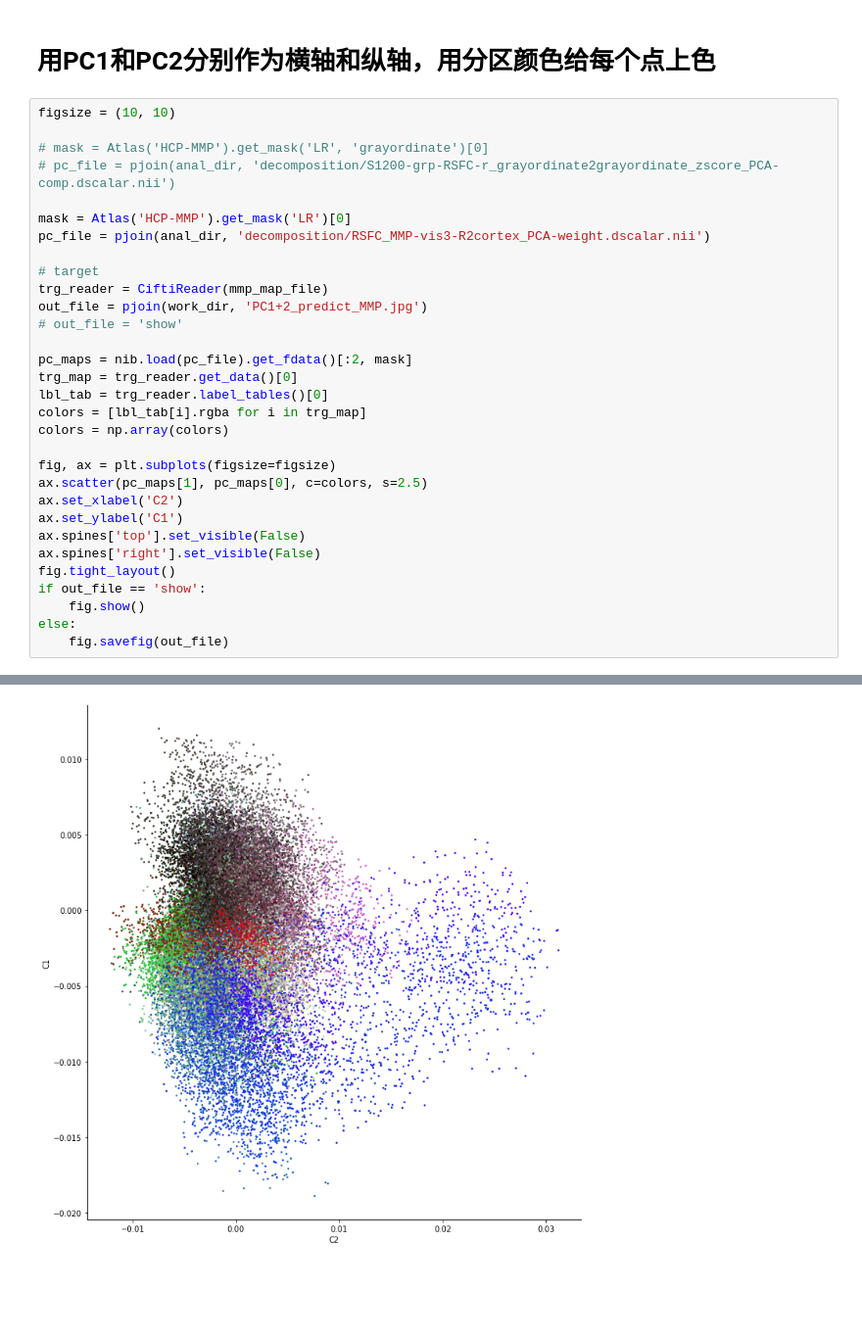
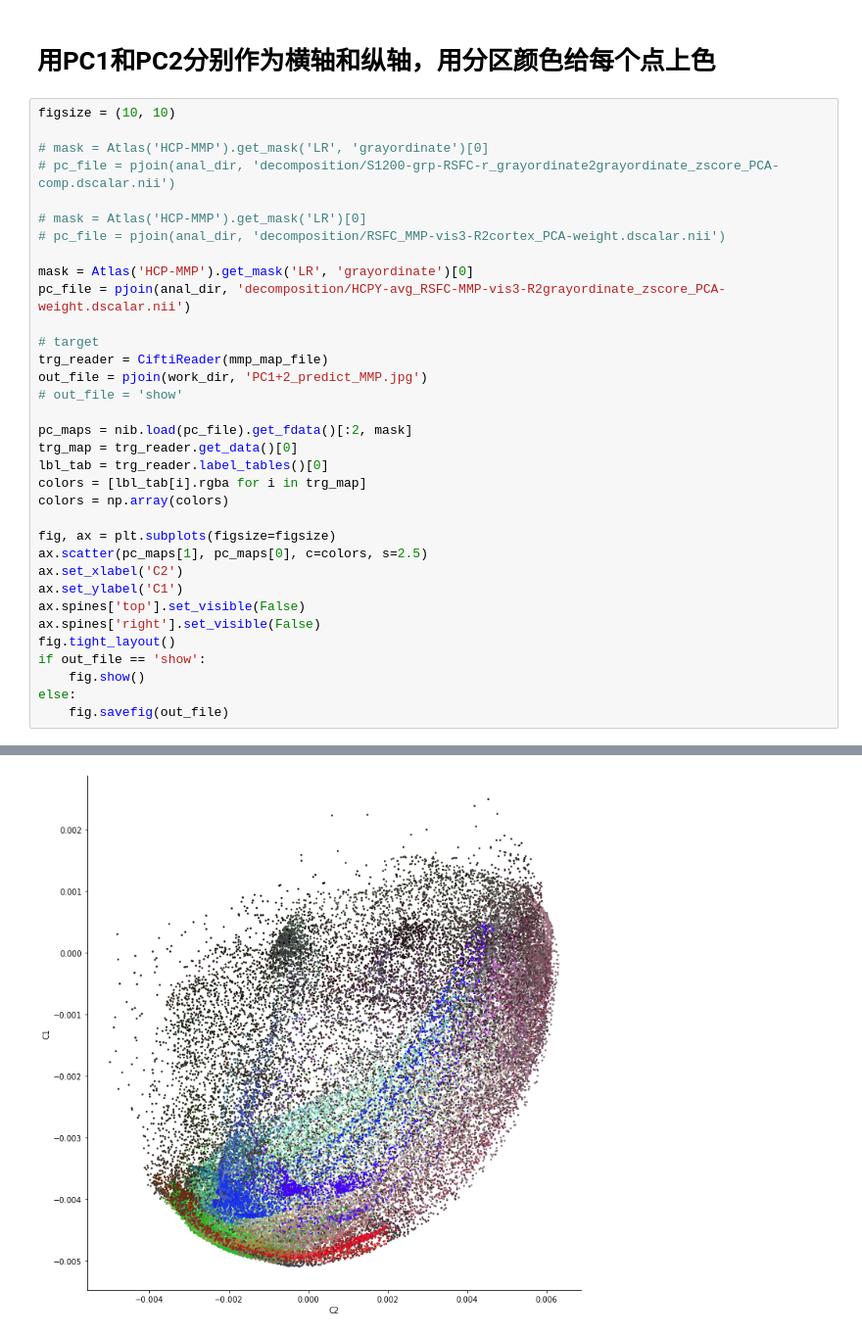
Before and after one commit to BNUCNL/nibrain, a Jupyter notebook: cxy_visual_dev/scripts/plot_scatter.ipynb, the cells around one changed output, grey strips where cells are left out. Shown at 98% size. Saved outputs shown, nothing was run; the diff lists cells and outputs as text; blank space fills up the shorter version.

```diff
--- a/cxy_visual_dev/scripts/plot_scatter.ipynb
+++ b/cxy_visual_dev/scripts/plot_scatter.ipynb
@@ -381,33 +381,36 @@ figsize = (10, 10)
 
 # mask = Atlas('HCP-MMP').get_mask('LR', 'grayordinate')[0]
 # pc_file = pjoin(anal_dir, 'decomposition/S1200-grp-RSFC-r_grayordinate2grayordinate_zscore_PCA-comp.dscalar.nii')
 
-mask = Atlas('HCP-MMP').get_mask('LR')[0]
-pc_file = pjoin(anal_dir, 'decomposition/RSFC_MMP-vis3-R2cortex_PCA-weight.dscalar.nii')
+# mask = Atlas('HCP-MMP').get_mask('LR')[0]
+# pc_file = pjoin(anal_dir, 'decomposition/RSFC_MMP-vis3-R2cortex_PCA-weight.dscalar.nii')
+
+mask = Atlas('HCP-MMP').get_mask('LR', 'grayordinate')[0]
+pc_file = pjoin(anal_dir, 'decomposition/HCPY-avg_RSFC-MMP-vis3-R2grayordinate_zscore_PCA-weight.dscalar.nii')
 
 # target
 trg_reader = CiftiReader(mmp_map_file)
 out_file = pjoin(work_dir, 'PC1+2_predict_MMP.jpg')
 # out_file = 'show'
 
 pc_maps = nib.load(pc_file).get_fdata()[:2, mask]
 trg_map = trg_reader.get_data()[0]
 lbl_tab = trg_reader.label_tables()[0]
 colors = [lbl_tab[i].rgba for i in trg_map]
 colors = np.array(colors)
 
 fig, ax = plt.subplots(figsize=figsize)
 ax.scatter(pc_maps[1], pc_maps[0], c=colors, s=2.5)
 ax.set_xlabel('C2')
 ax.set_ylabel('C1')
 ax.spines['top'].set_visible(False)
 ax.spines['right'].set_visible(False)
 fig.tight_layout()
 if out_file == 'show':
     fig.show()
 else:
     fig.savefig(out_file)
 # %% [output]
 pixdim[1,2,3] should be non-zero; setting 0 dims to 1
 pixdim[1,2,3] should be non-zero; setting 0 dims to 1
-[figure, old version]
+[figure, new version]
```
Also changed, not shown: 5 other files.
